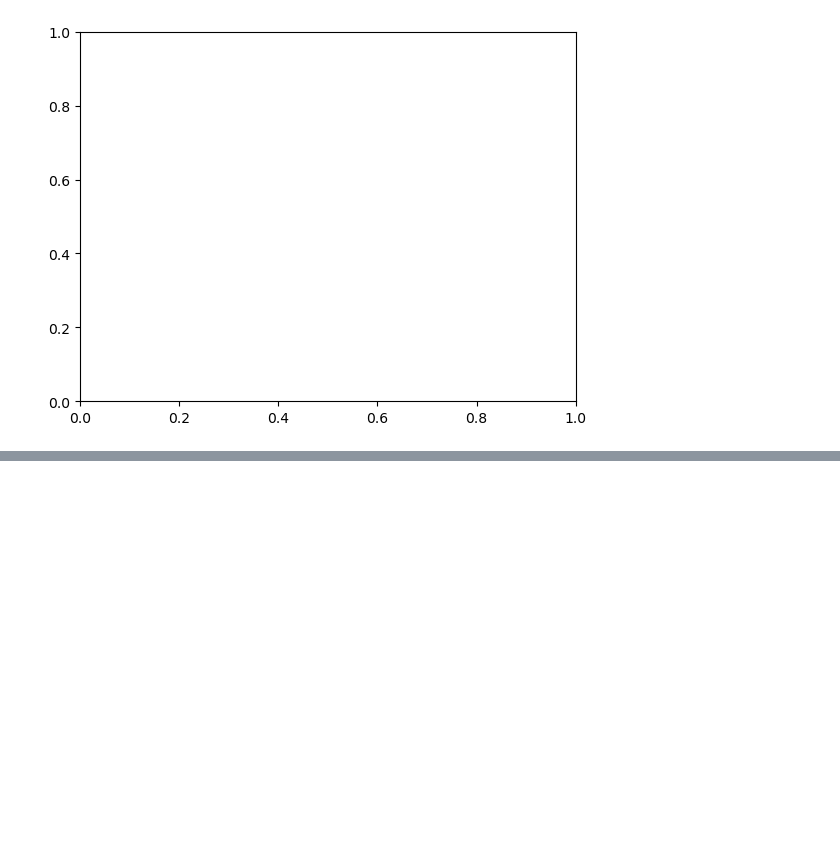
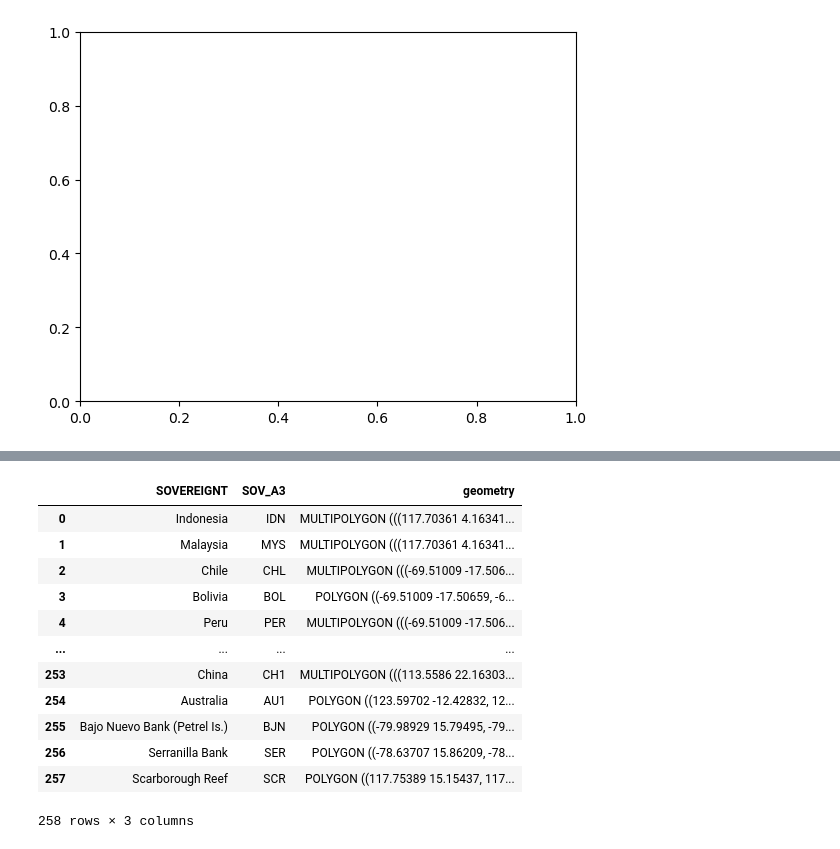
Before and after one commit to Pladifes/catherina, a Jupyter notebook: national_damages.ipynb, the cells around one changed output, grey strips where cells are left out. Drawn from its saved outputs; the diff is of its cells as text; code cells hidden in the pictures; blank space fills up the shorter version.

```diff
--- a/national_damages.ipynb
+++ b/national_damages.ipynb
@@ -225,0 +311,22 @@ KeyError: 'year'
+# %%
+# map des pays téléchargée
+countries_path = "data/input/ne_10m_admin_0_countries.zip"
+countries = gpd.read_file(countries_path, crs="EPSG:4326")
+# %%
+countries = countries[["SOVEREIGNT", "SOV_A3", "geometry"]]
+# %%
+countries
+# %% [output]
+|  | SOVEREIGNT | SOV_A3 | geometry |
+| 0 | Indonesia | IDN | MULTIPOLYGON (((117.70361 4.16341... |
+| 1 | Malaysia | MYS | MULTIPOLYGON (((117.70361 4.16341... |
+| 2 | Chile | CHL | MULTIPOLYGON (((-69.51009 -17.506... |
+| 3 | Bolivia | BOL | POLYGON ((-69.51009 -17.50659, -6... |
+| 4 | Peru | PER | MULTIPOLYGON (((-69.51009 -17.506... |
+| ... | ... | ... | ... |
+| 253 | China | CH1 | MULTIPOLYGON (((113.5586 22.16303... |
+| 254 | Australia | AU1 | POLYGON ((123.59702 -12.42832, 12... |
+| 255 | Bajo Nuevo Bank (Petrel Is.) | BJN | POLYGON ((-79.98929 15.79495, -79... |
+| 256 | Serranilla Bank | SER | POLYGON ((-78.63707 15.86209, -78... |
+| 257 | Scarborough Reef | SCR | POLYGON ((117.75389 15.15437, 117... |
+258 rows × 3 columns
```
Also changed, not shown: parts of 16 cells of this notebook.
